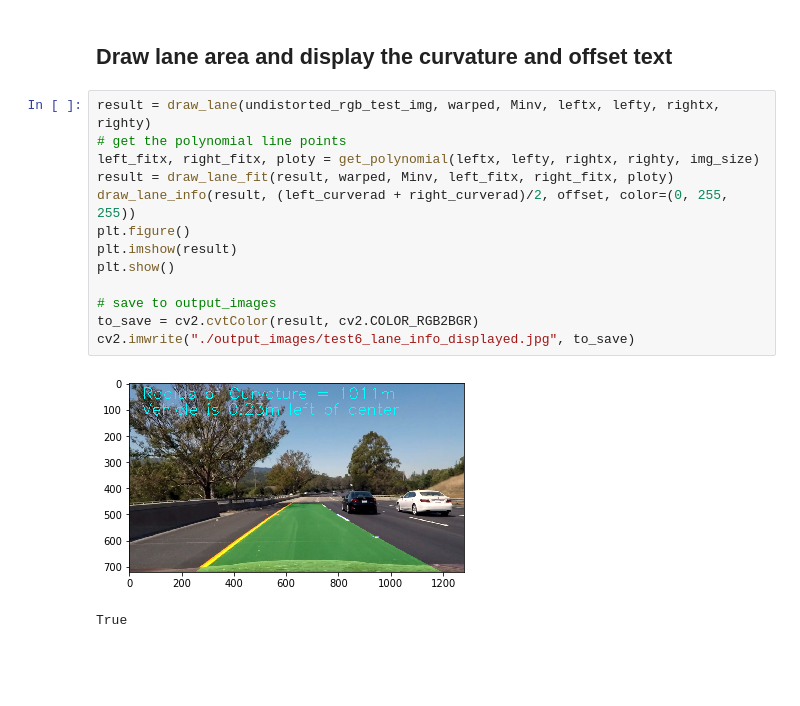
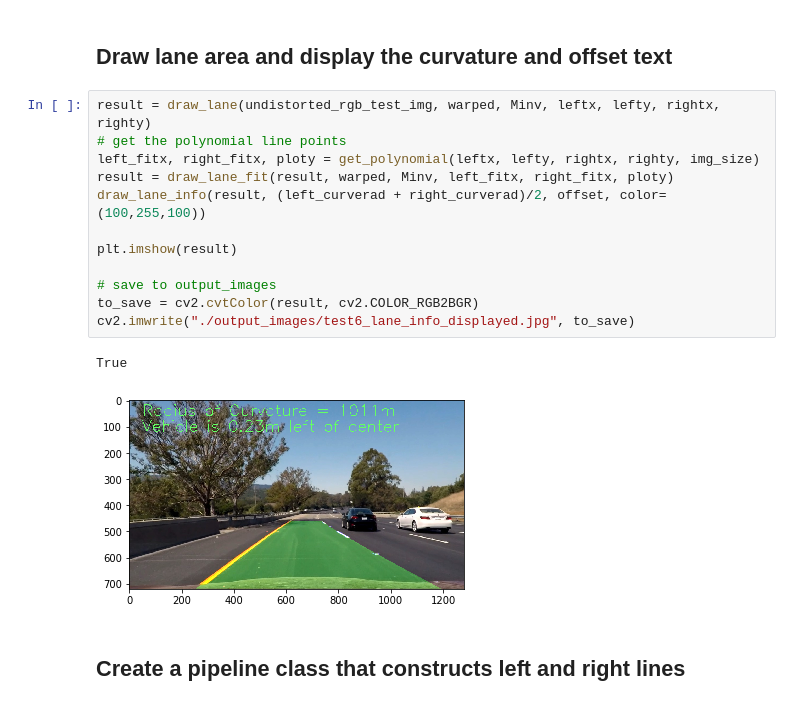
Before and after one commit to glc12125/CarND-Advanced-Lane-Lines, a Jupyter notebook: AdvancedLaneFinding.ipynb, the cells around one changed output. Saved outputs shown, nothing was run; the diff lists cells and outputs as text; blank space fills up the shorter version.

Commit message:
change color code and add more Pipeline classes

```diff
--- a/AdvancedLaneFinding.ipynb
+++ b/AdvancedLaneFinding.ipynb
@@ -609,16 +607,17 @@ True
 # %%
 result = draw_lane(undistorted_rgb_test_img, warped, Minv, leftx, lefty, rightx, righty)
 # get the polynomial line points
 left_fitx, right_fitx, ploty = get_polynomial(leftx, lefty, rightx, righty, img_size)
 result = draw_lane_fit(result, warped, Minv, left_fitx, right_fitx, ploty)
-draw_lane_info(result, (left_curverad + right_curverad)/2, offset, color=(0, 255, 255))
-plt.figure()
+draw_lane_info(result, (left_curverad + right_curverad)/2, offset, color=(100,255,100))
+
 plt.imshow(result)
-plt.show()
 
 # save to output_images
 to_save = cv2.cvtColor(result, cv2.COLOR_RGB2BGR)
 cv2.imwrite("./output_images/test6_lane_info_displayed.jpg", to_save)
 # %% [output]
+True
-[figure, old version]
+[figure, new version]
-True
+# %% [markdown]
+## Create a pipeline class that constructs left and right lines
```
Also changed, not shown: parts of 3 cells of this notebook, 1 other file.
